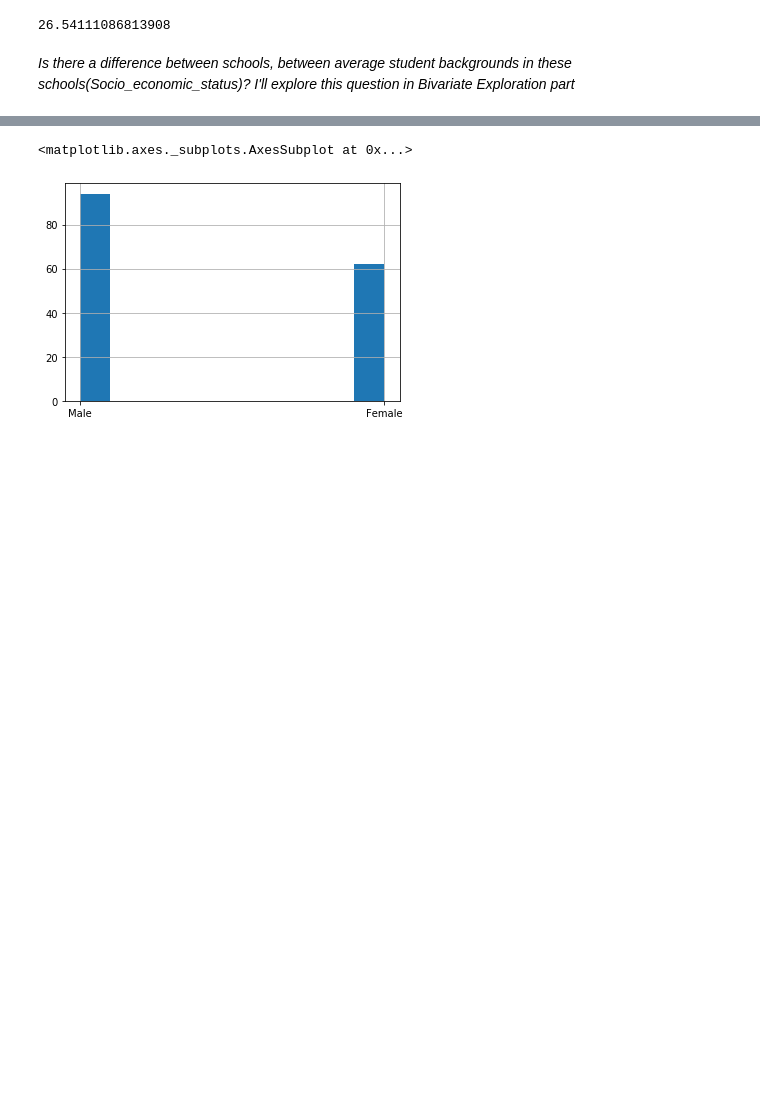
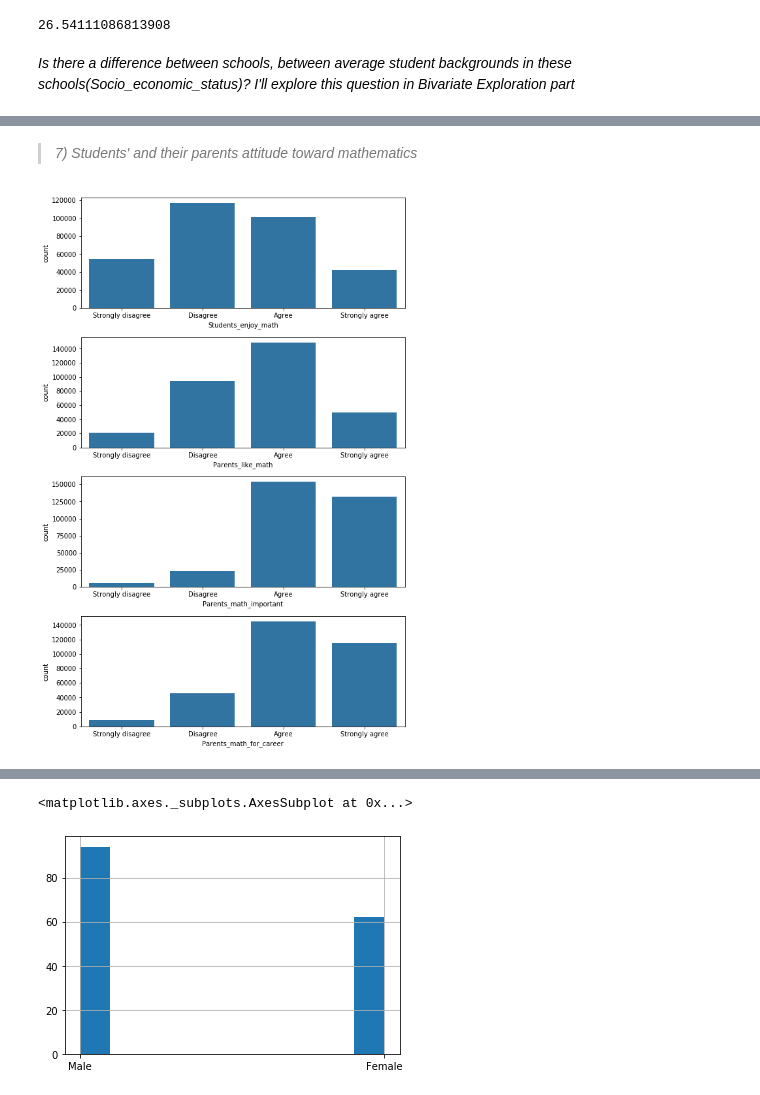
Before and after one commit to Anyra20/CommunicateDataProject, a Jupyter notebook: exploration_template.ipynb, the cells around one changed output, grey strips where cells are left out. Drawn from its saved outputs; the diff is of its cells as text; code cells hidden in the pictures; blank space fills up the shorter version.

```diff
--- a/exploration_template.ipynb
+++ b/exploration_template.ipynb
@@ -449,0 +435,11 @@ plt.show()
+# %% [markdown]
+> *7) Students' and their parents attitude toward mathematics*
+# %%
+fig, ax = plt.subplots(nrows=4, figsize = [8,12]);
+sb.countplot(data = pisa, x = 'Students_enjoy_math', color=base_color, ax = ax[0]);
+sb.countplot(data = pisa, x = 'Parents_like_math', color=base_color, ax = ax[1]);
+sb.countplot(data = pisa, x = 'Parents_math_important', color=base_color, ax = ax[2]);
+sb.countplot(data = pisa, x = 'Parents_math_for_career', color=base_color, ax = ax[3]);
+fig.tight_layout()
+# %% [output]
+[figure, added]
```
Also changed, not shown: parts of 41 cells of this notebook.
